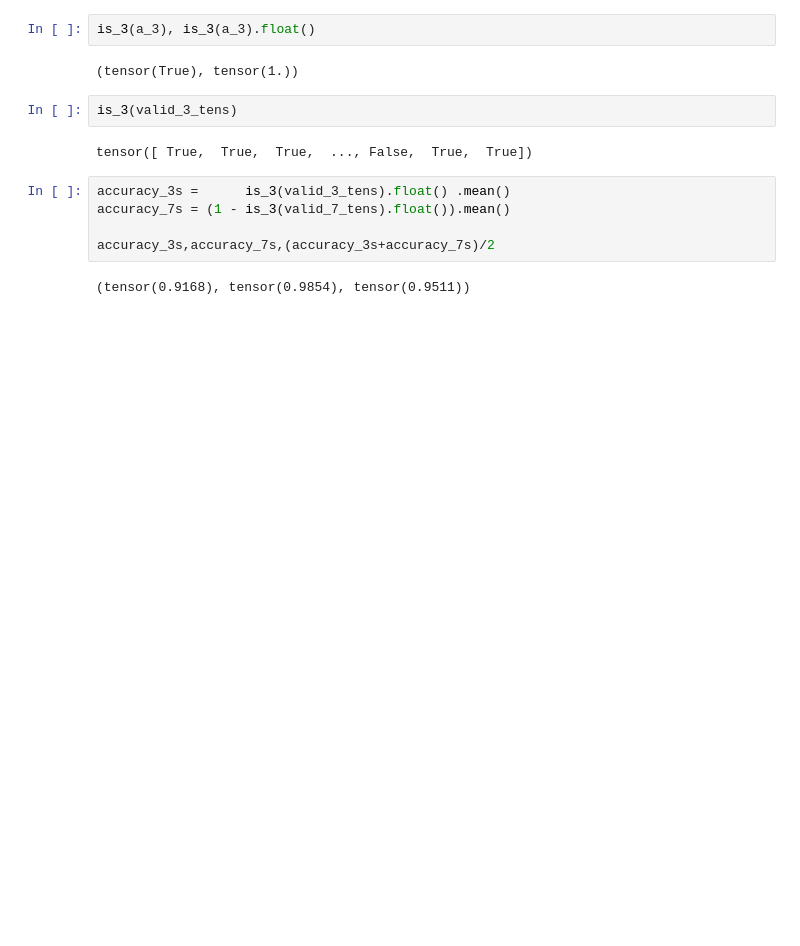
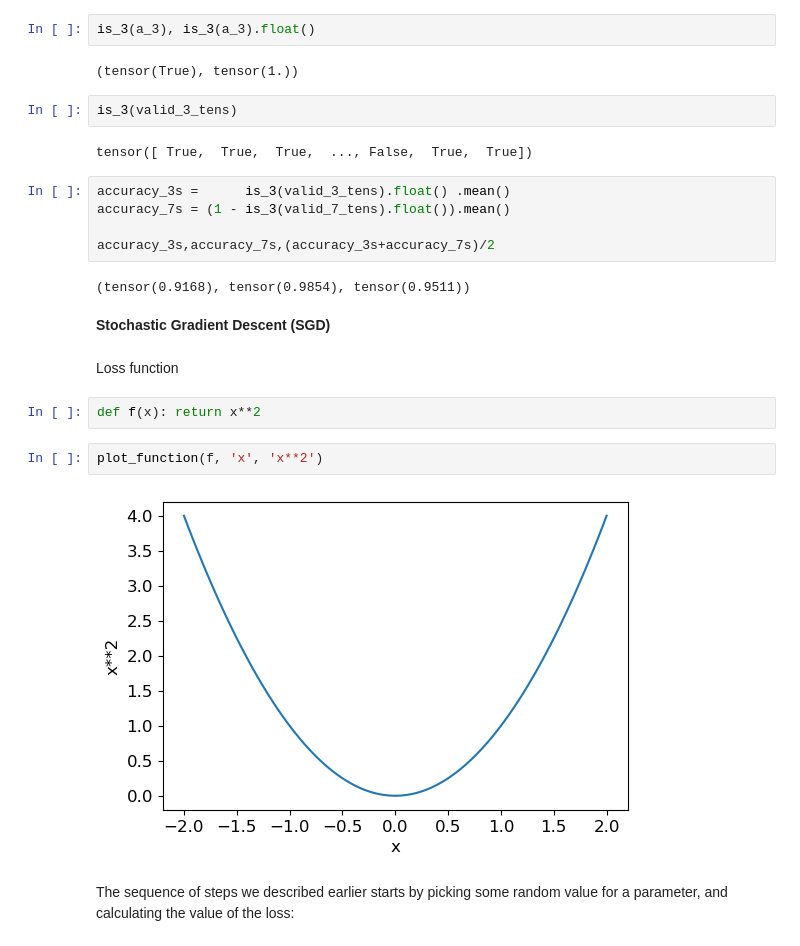
Before and after one commit to qasimkhan/Practical-Deep-Learning-for-Coders, a Jupyter notebook: 4-digit-classifier.ipynb, the cells around one changed output. Cells and saved outputs as stored; diff of their text form; blank space fills up the shorter version.

```diff
--- a/4-digit-classifier.ipynb
+++ b/4-digit-classifier.ipynb
@@ -184,3 +183,15 @@ accuracy_7s = (1 - is_3(valid_7_tens).float()).mean()
 accuracy_3s,accuracy_7s,(accuracy_3s+accuracy_7s)/2
 # %% [output]
 (tensor(0.9168), tensor(0.9854), tensor(0.9511))
+# %% [markdown]
+**Stochastic Gradient Descent (SGD)**
+# %% [markdown]
+Loss function
+# %%
+def f(x): return x**2
+# %%
+plot_function(f, 'x', 'x**2')
+# %% [output]
+[figure, added]
+# %% [markdown]
+The sequence of steps we described earlier starts by picking some random value for a parameter, and calculating the value of the loss:
```
Also changed, not shown: parts of 119 cells of this notebook, 1 other file.
